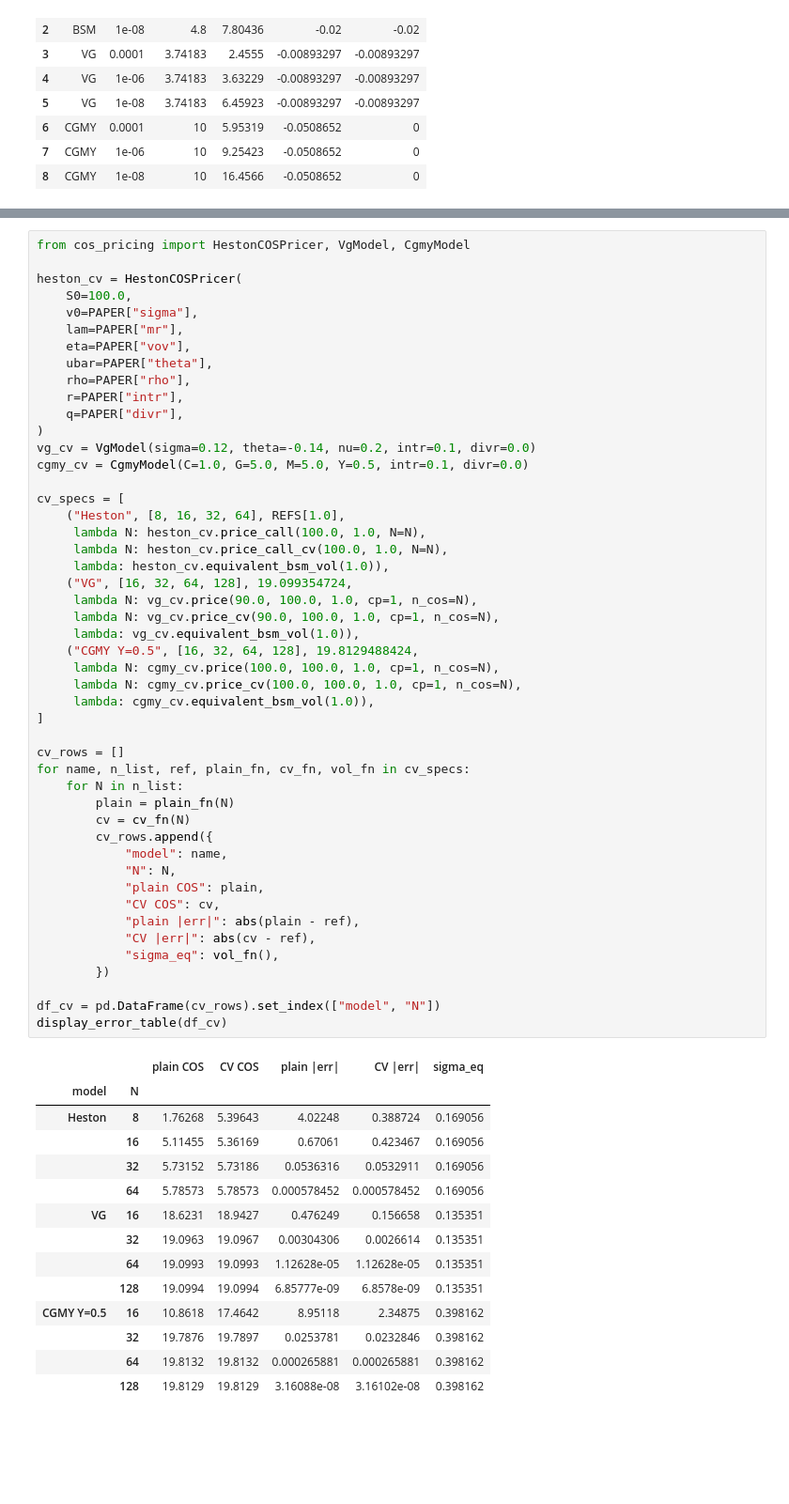
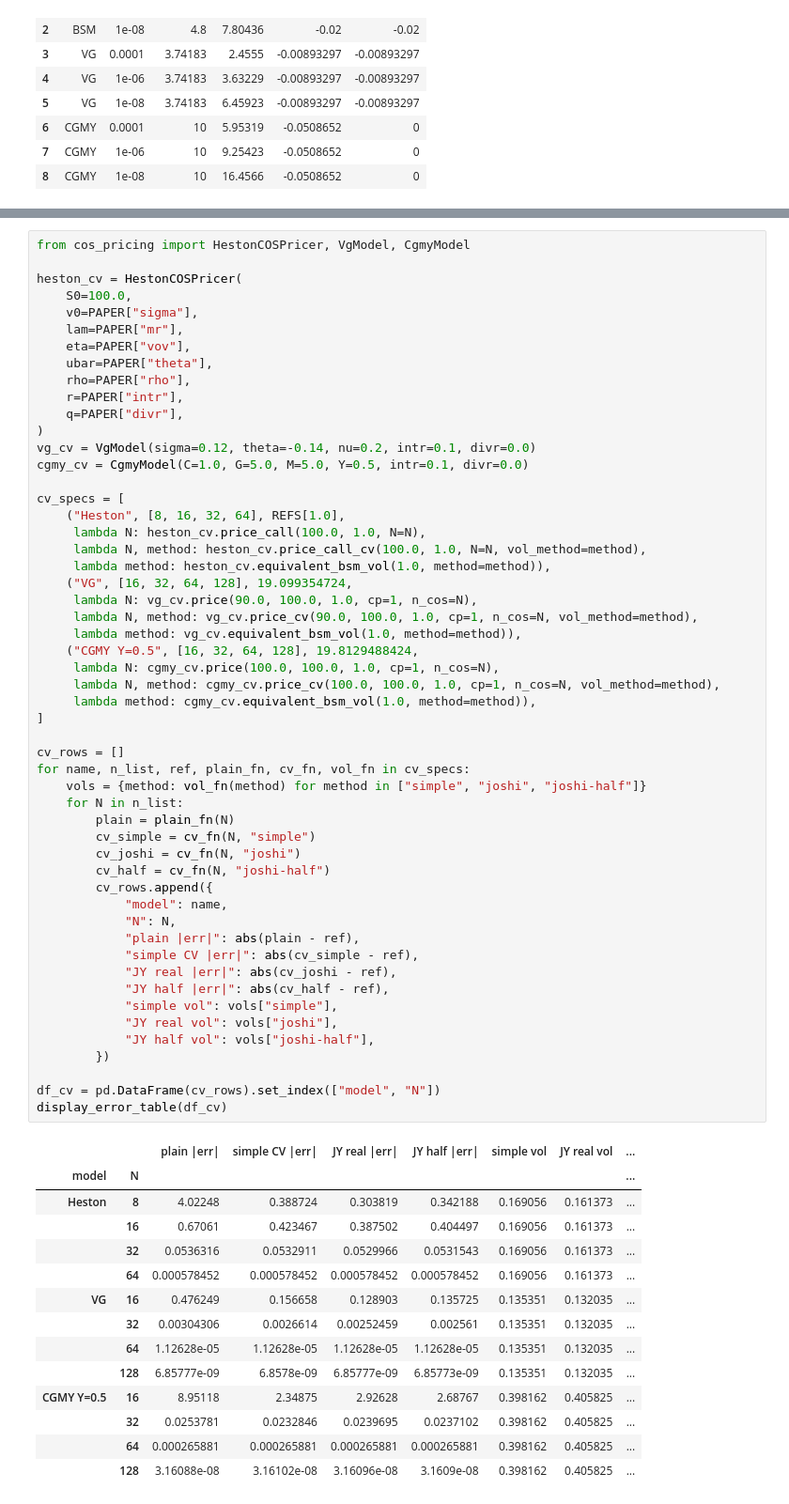
Before and after one commit to ee2625/fourier-cosine-option-pricing, a Jupyter notebook: notebooks/tests.ipynb, the cells around one changed output, grey strips where cells are left out. Shown at 94% size. Drawn from its saved outputs; the diff is of its cells as text; blank space fills up the shorter version.

Commit message:
Add Joshi-Yang control variate volatility selectors

```diff
--- a/notebooks/tests.ipynb
+++ b/notebooks/tests.ipynb
@@ -1277,55 +1278,60 @@ heston_cv = HestonCOSPricer(
     ubar=PAPER["theta"],
     rho=PAPER["rho"],
     r=PAPER["intr"],
     q=PAPER["divr"],
 )
 vg_cv = VgModel(sigma=0.12, theta=-0.14, nu=0.2, intr=0.1, divr=0.0)
 cgmy_cv = CgmyModel(C=1.0, G=5.0, M=5.0, Y=0.5, intr=0.1, divr=0.0)
 
 cv_specs = [
     ("Heston", [8, 16, 32, 64], REFS[1.0],
      lambda N: heston_cv.price_call(100.0, 1.0, N=N),
-     lambda N: heston_cv.price_call_cv(100.0, 1.0, N=N),
-     lambda: heston_cv.equivalent_bsm_vol(1.0)),
+     lambda N, method: heston_cv.price_call_cv(100.0, 1.0, N=N, vol_method=method),
+     lambda method: heston_cv.equivalent_bsm_vol(1.0, method=method)),
     ("VG", [16, 32, 64, 128], 19.099354724,
      lambda N: vg_cv.price(90.0, 100.0, 1.0, cp=1, n_cos=N),
-     lambda N: vg_cv.price_cv(90.0, 100.0, 1.0, cp=1, n_cos=N),
-     lambda: vg_cv.equivalent_bsm_vol(1.0)),
+     lambda N, method: vg_cv.price_cv(90.0, 100.0, 1.0, cp=1, n_cos=N, vol_method=method),
+     lambda method: vg_cv.equivalent_bsm_vol(1.0, method=method)),
     ("CGMY Y=0.5", [16, 32, 64, 128], 19.8129488424,
      lambda N: cgmy_cv.price(100.0, 100.0, 1.0, cp=1, n_cos=N),
-     lambda N: cgmy_cv.price_cv(100.0, 100.0, 1.0, cp=1, n_cos=N),
-     lambda: cgmy_cv.equivalent_bsm_vol(1.0)),
+     lambda N, method: cgmy_cv.price_cv(100.0, 100.0, 1.0, cp=1, n_cos=N, vol_method=method),
+     lambda method: cgmy_cv.equivalent_bsm_vol(1.0, method=method)),
 ]
 
 cv_rows = []
 for name, n_list, ref, plain_fn, cv_fn, vol_fn in cv_specs:
+    vols = {method: vol_fn(method) for method in ["simple", "joshi", "joshi-half"]}
     for N in n_list:
         plain = plain_fn(N)
-        cv = cv_fn(N)
+        cv_simple = cv_fn(N, "simple")
+        cv_joshi = cv_fn(N, "joshi")
+        cv_half = cv_fn(N, "joshi-half")
         cv_rows.append({
             "model": name,
             "N": N,
-            "plain COS": plain,
-            "CV COS": cv,
             "plain |err|": abs(plain - ref),
-            "CV |err|": abs(cv - ref),
-            "sigma_eq": vol_fn(),
+            "simple CV |err|": abs(cv_simple - ref),
+            "JY real |err|": abs(cv_joshi - ref),
+            "JY half |err|": abs(cv_half - ref),
+            "simple vol": vols["simple"],
+            "JY real vol": vols["joshi"],
+            "JY half vol": vols["joshi-half"],
         })
 
 df_cv = pd.DataFrame(cv_rows).set_index(["model", "N"])
 display_error_table(df_cv)
 # %% [output]
-|  |  | plain COS | CV COS | plain |err| | CV |err| | sigma_eq |
-| model | N |  |  |  |  |  |
-| Heston | 8 | 1.76268 | 5.39643 | 4.02248 | 0.388724 | 0.169056 |
-|  | 16 | 5.11455 | 5.36169 | 0.67061 | 0.423467 | 0.169056 |
-|  | 32 | 5.73152 | 5.73186 | 0.0536316 | 0.0532911 | 0.169056 |
-|  | 64 | 5.78573 | 5.78573 | 0.000578452 | 0.000578452 | 0.169056 |
-| VG | 16 | 18.6231 | 18.9427 | 0.476249 | 0.156658 | 0.135351 |
-|  | 32 | 19.0963 | 19.0967 | 0.00304306 | 0.0026614 | 0.135351 |
-|  | 64 | 19.0993 | 19.0993 | 1.12628e-05 | 1.12628e-05 | 0.135351 |
-|  | 128 | 19.0994 | 19.0994 | 6.85777e-09 | 6.8578e-09 | 0.135351 |
-| CGMY Y=0.5 | 16 | 10.8618 | 17.4642 | 8.95118 | 2.34875 | 0.398162 |
-|  | 32 | 19.7876 | 19.7897 | 0.0253781 | 0.0232846 | 0.398162 |
-|  | 64 | 19.8132 | 19.8132 | 0.000265881 | 0.000265881 | 0.398162 |
-|  | 128 | 19.8129 | 19.8129 | 3.16088e-08 | 3.16102e-08 | 0.398162 |
+|  |  | plain |err| | simple CV |err| | JY real |err| | JY half |err| | simple vol | JY real vol | ... |
+| model | N |  |  |  |  |  |  | ... |
+| Heston | 8 | 4.02248 | 0.388724 | 0.303819 | 0.342188 | 0.169056 | 0.161373 | ... |
+|  | 16 | 0.67061 | 0.423467 | 0.387502 | 0.404497 | 0.169056 | 0.161373 | ... |
+|  | 32 | 0.0536316 | 0.0532911 | 0.0529966 | 0.0531543 | 0.169056 | 0.161373 | ... |
+|  | 64 | 0.000578452 | 0.000578452 | 0.000578452 | 0.000578452 | 0.169056 | 0.161373 | ... |
+| VG | 16 | 0.476249 | 0.156658 | 0.128903 | 0.135725 | 0.135351 | 0.132035 | ... |
+|  | 32 | 0.00304306 | 0.0026614 | 0.00252459 | 0.002561 | 0.135351 | 0.132035 | ... |
+|  | 64 | 1.12628e-05 | 1.12628e-05 | 1.12628e-05 | 1.12628e-05 | 0.135351 | 0.132035 | ... |
+|  | 128 | 6.85777e-09 | 6.8578e-09 | 6.85777e-09 | 6.85773e-09 | 0.135351 | 0.132035 | ... |
+| CGMY Y=0.5 | 16 | 8.95118 | 2.34875 | 2.92628 | 2.68767 | 0.398162 | 0.405825 | ... |
+|  | 32 | 0.0253781 | 0.0232846 | 0.0239695 | 0.0237102 | 0.398162 | 0.405825 | ... |
+|  | 64 | 0.000265881 | 0.000265881 | 0.000265881 | 0.000265881 | 0.398162 | 0.405825 | ... |
+|  | 128 | 3.16088e-08 | 3.16102e-08 | 3.16096e-08 | 3.1609e-08 | 0.398162 | 0.405825 | ... |
```
Also changed, not shown: parts of 6 cells of this notebook, 16 other files.
